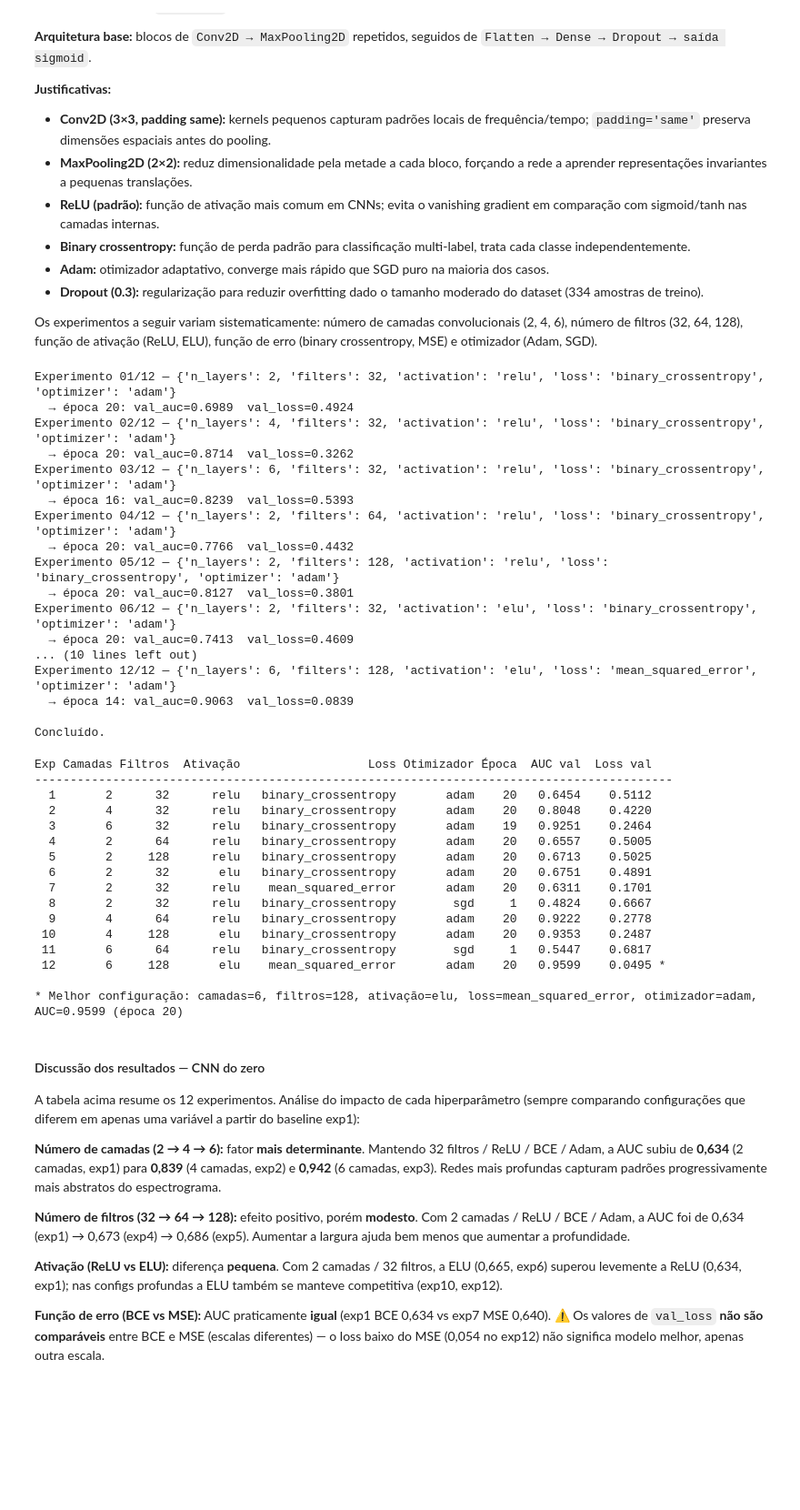
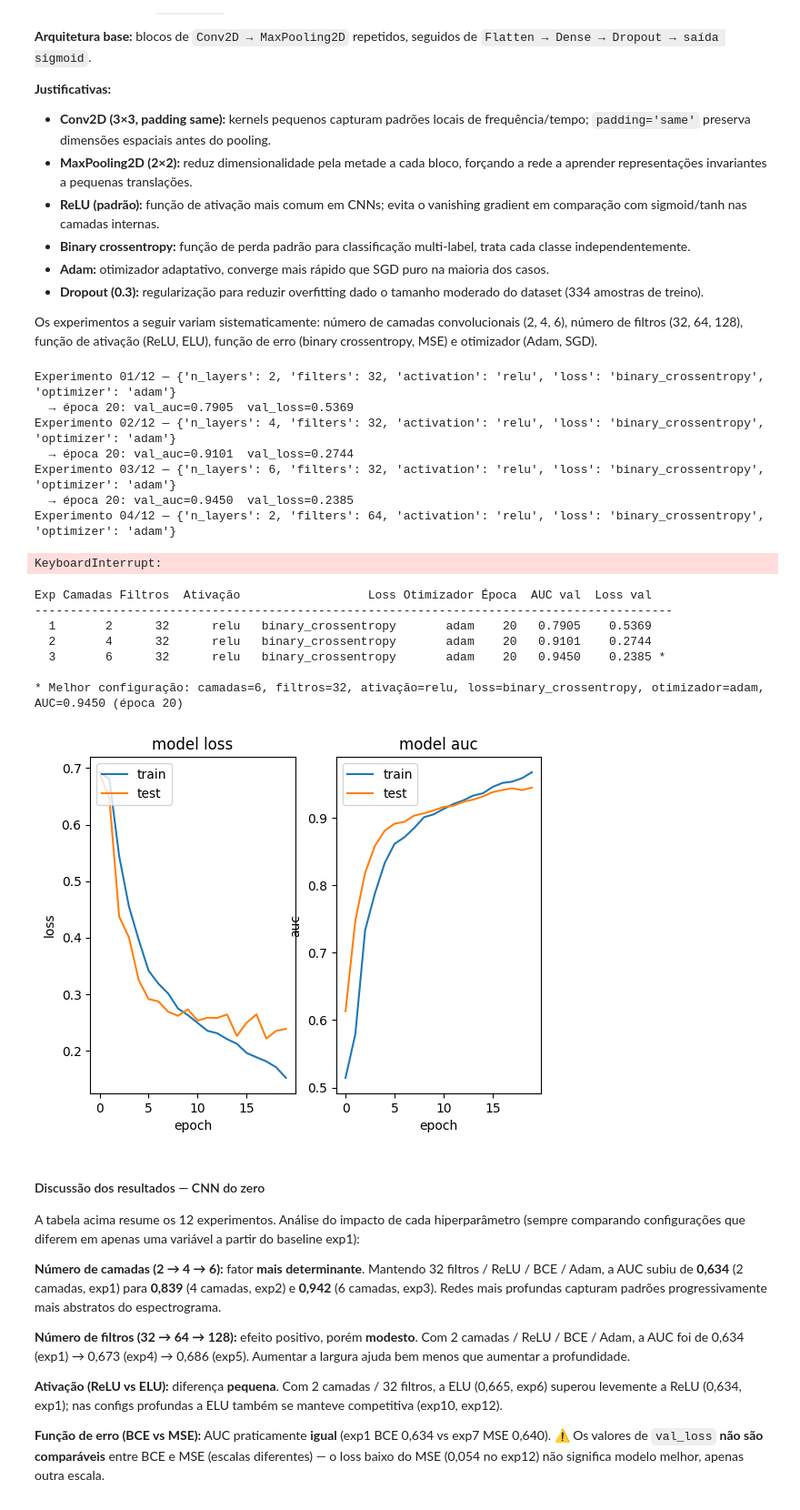
Before and after one commit to Erik-Morbach/TrabalhoGb, a Jupyter notebook: Relatório final.ipynb, the cells around one changed output. Shown at 91% size. Cells and saved outputs as stored; diff of their text form; code cells hidden in the pictures; blank space fills up the shorter version.

```diff
--- a/Relatório final.ipynb
+++ b/Relatório final.ipynb
@@ -397,60 +397,66 @@ for i, cfg in enumerate(cnn_experiments):
     # AUC e loss reportados da MESMA época (a de melhor val_auc), para que
     # ambas as métricas reflitam o mesmo estado do modelo.
     best_epoch = int(np.argmax(hist.history['val_auc']))
+    auc_graph  = hist.history['auc']
+    loss_graph = hist.history['loss']
+    val_auc_graph  = hist.history['val_auc']
+    val_loss_graph = hist.history['val_loss']
+
     val_auc  = hist.history['val_auc'][best_epoch]
     val_loss = hist.history['val_loss'][best_epoch]
-    cnn_results.append({**cfg, 'val_auc': val_auc, 'val_loss': val_loss, 'best_epoch': best_epoch + 1})
+    cnn_results.append({**cfg, 'auc_graph':(auc_graph, val_auc_graph),
+                        'loss_graph':(loss_graph, val_loss_graph),
+                        'val_auc': val_auc,
+                        'val_loss': val_loss,
+                        'best_epoch': best_epoch + 1})
     print(f'  → época {best_epoch + 1}: val_auc={val_auc:.4f}  val_loss={val_loss:.4f}')
 
 print('\nConcluído.')
 # %% [output]
 Experimento 01/12 — {'n_layers': 2, 'filters': 32, 'activation': 'relu', 'loss': 'binary_crossentropy', 'optimizer': 'adam'}
-  → época 20: val_auc=0.6989  val_loss=0.4924
+  → época 20: val_auc=0.7905  val_loss=0.5369
 Experimento 02/12 — {'n_layers': 4, 'filters': 32, 'activation': 'relu', 'loss': 'binary_crossentropy', 'optimizer': 'adam'}
-  → época 20: val_auc=0.8714  val_loss=0.3262
+  → época 20: val_auc=0.9101  val_loss=0.2744
 Experimento 03/12 — {'n_layers': 6, 'filters': 32, 'activation': 'relu', 'loss': 'binary_crossentropy', 'optimizer': 'adam'}
-  → época 16: val_auc=0.8239  val_loss=0.5393
+  → época 20: val_auc=0.9450  val_loss=0.2385
 Experimento 04/12 — {'n_layers': 2, 'filters': 64, 'activation': 'relu', 'loss': 'binary_crossentropy', 'optimizer': 'adam'}
-  → época 20: val_auc=0.7766  val_loss=0.4432
-Experimento 05/12 — {'n_layers': 2, 'filters': 128, 'activation': 'relu', 'loss': 'binary_crossentropy', 'optimizer': 'adam'}
-  → época 20: val_auc=0.8127  val_loss=0.3801
-Experimento 06/12 — {'n_layers': 2, 'filters': 32, 'activation': 'elu', 'loss': 'binary_crossentropy', 'optimizer': 'adam'}
-  → época 20: val_auc=0.7413  val_loss=0.4609
-... (10 lines left out)
-Experimento 12/12 — {'n_layers': 6, 'filters': 128, 'activation': 'elu', 'loss': 'mean_squared_error', 'optimizer': 'adam'}
-  → época 14: val_auc=0.9063  val_loss=0.0839
-
-Concluído.
+KeyboardInterrupt:
 # %%
 print(f'{"Exp":>3} {"Camadas":>7} {"Filtros":>7} {"Ativação":>9} {"Loss":>21} {"Otimizador":>10} {"Época":>5} {"AUC val":>8} {"Loss val":>9}')
 print('-' * 90)
 best = max(cnn_results, key=lambda r: r['val_auc'])
 for i, r in enumerate(cnn_results):
     marker = ' *' if r is best else ''
     print(
         f'{i+1:>3} {r["n_layers"]:>7} {r["filters"]:>7} {r["activation"]:>9} '
         f'{r["loss"]:>21} {r["optimizer"]:>10} {r["best_epoch"]:>5} {r["val_auc"]:>8.4f} {r["val_loss"]:>9.4f}{marker}'
     )
 print(f'\n* Melhor configuração: camadas={best["n_layers"]}, filtros={best["filters"]}, '
       f'ativação={best["activation"]}, loss={best["loss"]}, otimizador={best["optimizer"]}, '
       f'AUC={best["val_auc"]:.4f} (época {best["best_epoch"]})')
+fig, ax = plt.subplots(1, 2)
+ax[0].plot(best['loss_graph'][0])
+ax[0].plot(best['loss_graph'][1])
+ax[0].set_title('model loss')
+ax[0].set_ylabel('loss')
+ax[0].set_xlabel('epoch')
+ax[0].legend(['train', 'test'], loc='upper left')
+ax[1].plot(best['auc_graph'][0])
+ax[1].plot(best['auc_graph'][1])
+ax[1].set_title('model auc')
+ax[1].set_ylabel('auc')
+ax[1].set_xlabel('epoch')
+ax[1].legend(['train', 'test'], loc='upper left')
+plt.show()
 # %% [output]
 Exp Camadas Filtros  Ativação                  Loss Otimizador Época  AUC val  Loss val
 ------------------------------------------------------------------------------------------
-  1       2      32      relu   binary_crossentropy       adam    20   0.6454    0.5112
-  2       4      32      relu   binary_crossentropy       adam    20   0.8048    0.4220
-  3       6      32      relu   binary_crossentropy       adam    19   0.9251    0.2464
-  4       2      64      relu   binary_crossentropy       adam    20   0.6557    0.5005
-  5       2     128      relu   binary_crossentropy       adam    20   0.6713    0.5025
-  6       2      32       elu   binary_crossentropy       adam    20   0.6751    0.4891
-  7       2      32      relu    mean_squared_error       adam    20   0.6311    0.1701
-  8       2      32      relu   binary_crossentropy        sgd     1   0.4824    0.6667
-  9       4      64      relu   binary_crossentropy       adam    20   0.9222    0.2778
- 10       4     128       elu   binary_crossentropy       adam    20   0.9353    0.2487
- 11       6      64      relu   binary_crossentropy        sgd     1   0.5447    0.6817
- 12       6     128       elu    mean_squared_error       adam    20   0.9599    0.0495 *
+  1       2      32      relu   binary_crossentropy       adam    20   0.7905    0.5369
+  2       4      32      relu   binary_crossentropy       adam    20   0.9101    0.2744
+  3       6      32      relu   binary_crossentropy       adam    20   0.9450    0.2385 *
 
-* Melhor configuração: camadas=6, filtros=128, ativação=elu, loss=mean_squared_error, otimizador=adam, AUC=0.9599 (época 20)
+* Melhor configuração: camadas=6, filtros=32, ativação=relu, loss=binary_crossentropy, otimizador=adam, AUC=0.9450 (época 20)
+[figure, added]
 # %% [markdown]
 #### Discussão dos resultados — CNN do zero
 
```
